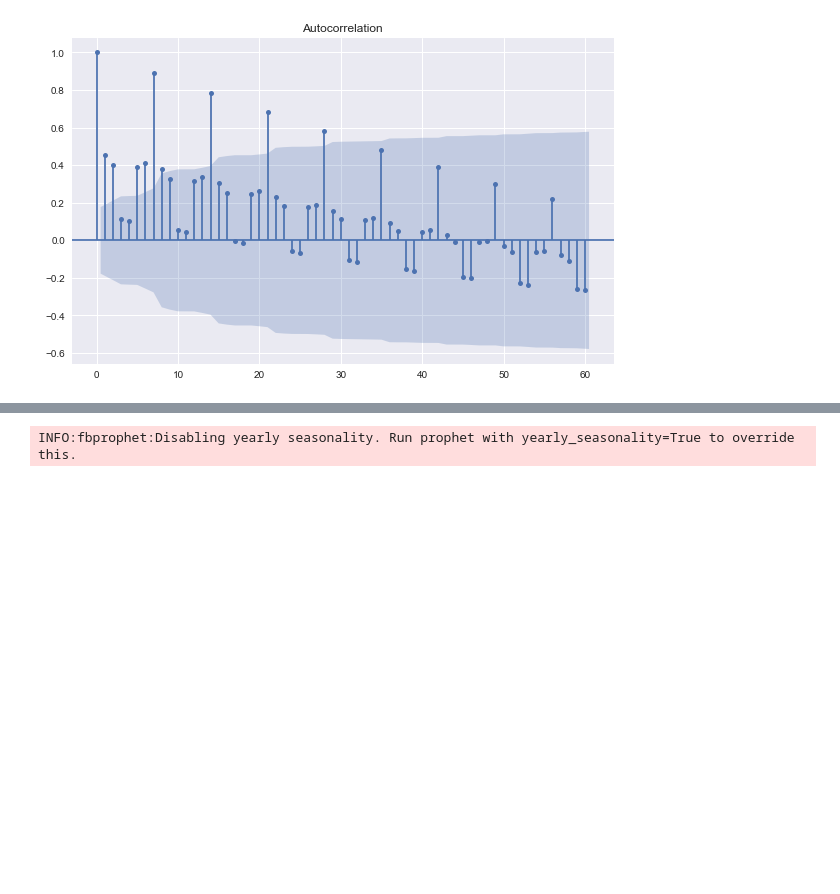
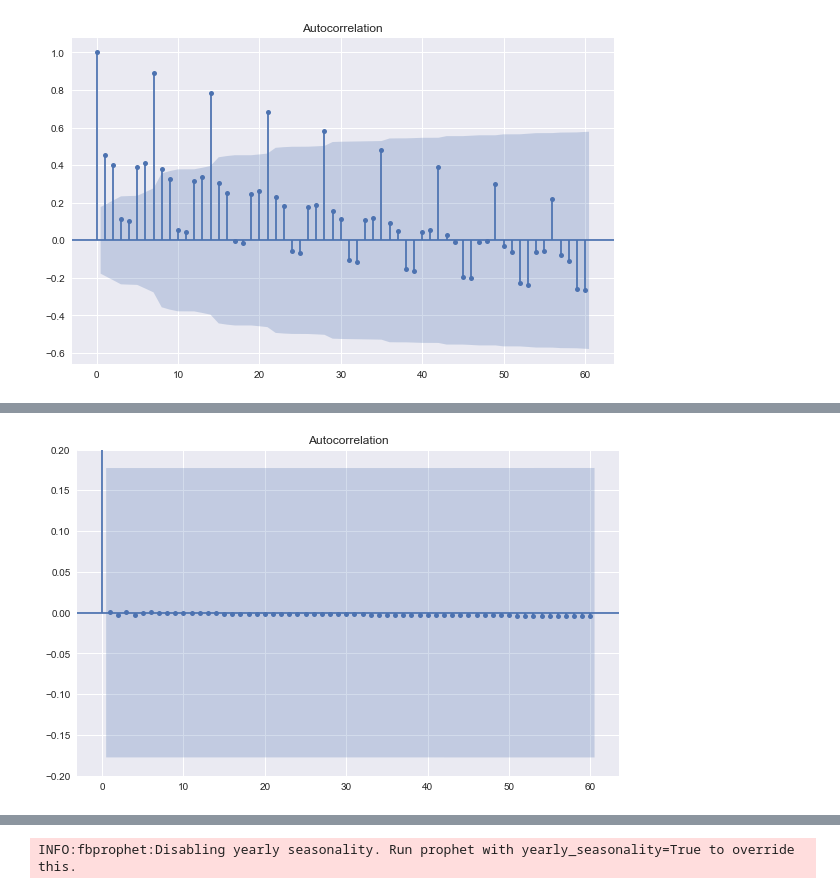
Before and after one commit to edxu96/elec_consumption, a Jupyter notebook: 01_forecast.ipynb, the cells around one changed output, grey strips where cells are left out. Cells and saved outputs as stored; diff of their text form; code cells hidden in the pictures; blank space fills up the shorter version.

```diff
--- a/01_forecast.ipynb
+++ b/01_forecast.ipynb
@@ -105,0 +113,12 @@ plot_pacf(data['resDaily'], lags=60);
+# %%
+#hide
+fit = ARIMA(
+    endog=data['resDaily'], order=(1, 0, 0), freq='D', seasonal_order=(1, 0, 1, 7)
+).fit();
+# %%
+#hide_input
+_, ax = plt.subplots(1, 1)
+plot_acf(fit.resid, lags=60, ax=ax);
+ax.set_ylim([-0.2, 0.2]);
+# %% [output]
+[figure, added]
```
Also changed, not shown: parts of 17 cells of this notebook, 3 other files.
